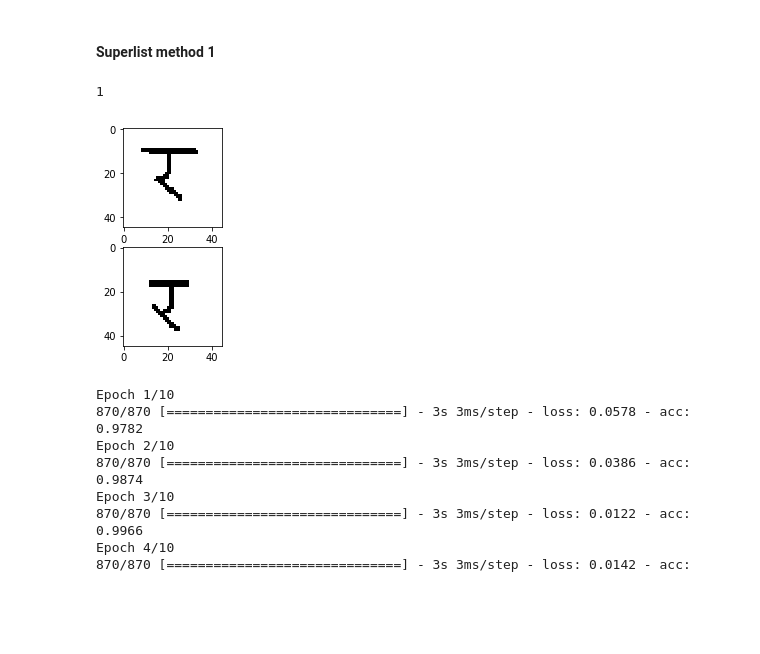
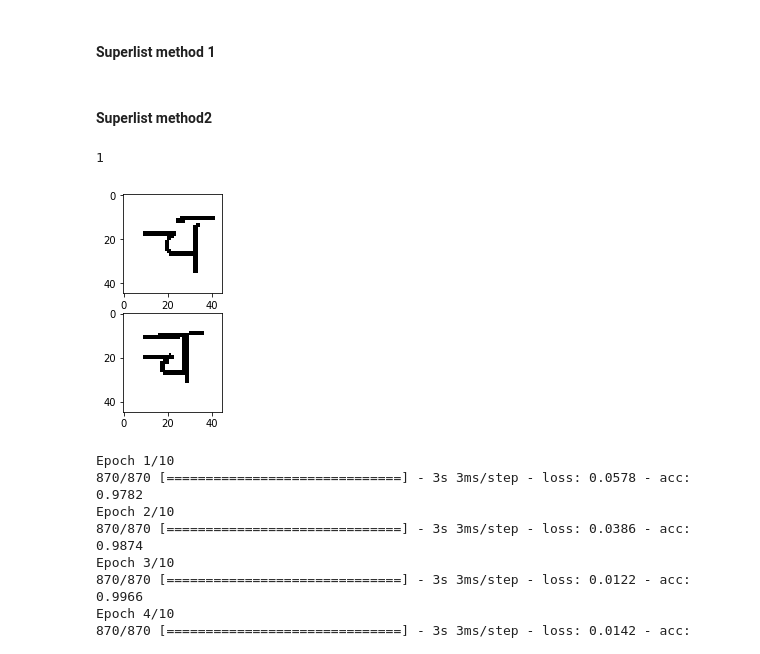
Before and after one commit to rsk2327/GenericModels, a Jupyter notebook: SiameseNetworks/Main.ipynb, the cells around one changed output. Saved outputs shown, nothing was run; the diff lists cells and outputs as text; code cells hidden in the pictures; blank space fills up the shorter version.

```diff
--- a/SiameseNetworks/Main.ipynb
+++ b/SiameseNetworks/Main.ipynb
@@ -127,16 +88,51 @@ for folder in folderList:
+# %% [markdown]
+#### Superlist method2
+# %%
+superList = []
+
+folderList = os.listdir(trainPath)
+numPairs = 1400
+# %%
+# Adding positive samples
+
+for i in range(numPairs):
+
+    folder = choice(folderList)
+
+    imgList = choice( os.listdir(os.path.join(trainPath,folder)), 2, replace = False )
+
+    img1 = read_img(os.path.join(trainPath,folder,imgList[0]), (45,45))
+    img2 = read_img(os.path.join(trainPath,folder,imgList[1]), (45,45))
+
+    superList.append(((img1,img2),1))
+# %%
+# Adding negative samples
+for i in range(numPairs):
+
+    folders = choice(folderList, 2, replace = False)
+
+    imgList1 = choice( os.listdir(os.path.join(trainPath,folders[0])))
+    imgList2 = choice( os.listdir(os.path.join(trainPath,folders[1])))
+
+    img1 = read_img(os.path.join(trainPath,folders[0],imgList1), (45,45))
+    img2 = read_img(os.path.join(trainPath,folders[1],imgList2), (45,45))
+
+    superList.append(((img1,img2),0))
 # %%
 i=34
+
+i = choice(list(range(len(superList))))
 
 plt.subplot(211)
 plt.imshow(superList[i][0][0])
 
 plt.subplot(212)
 plt.imshow(superList[i][0][1])
 
 print(superList[i][1])
 # %% [output]
 1
-[figure, old version]
+[figure, new version]
 # %%
 baseModel = Sequential()
 baseModel.add(BatchNormalization(input_shape = input_dim))
```
Also changed, not shown: parts of 1 cell of this notebook.
